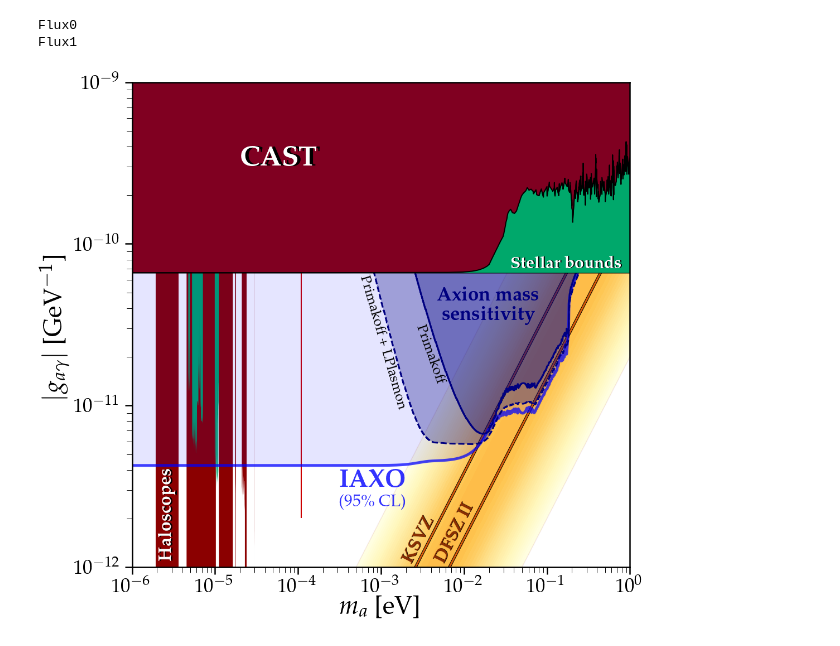
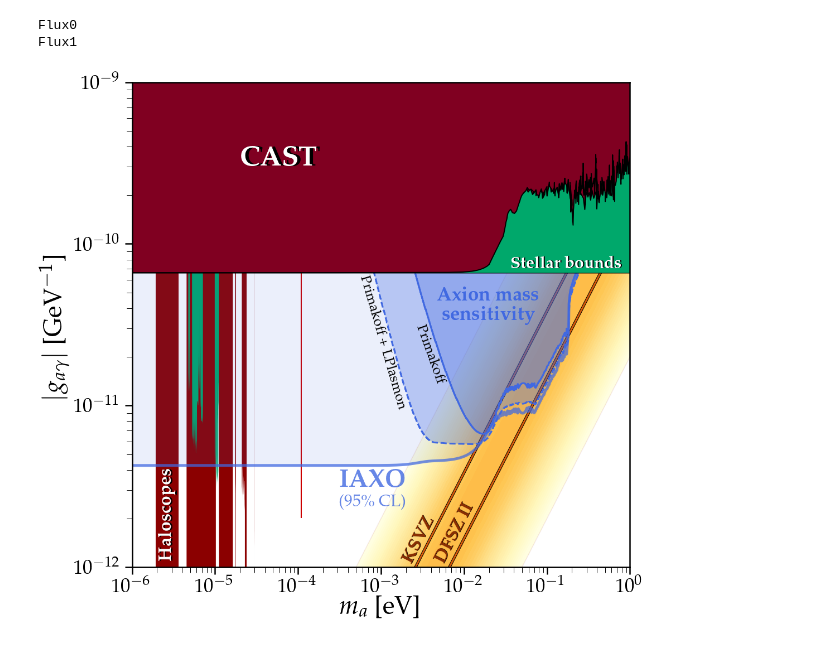
Before and after one commit to cajohare/solax, a Jupyter notebook: notebooks/Plot_IAXOmass_wPlasmon.ipynb, the cells around one changed output. Drawn from its saved outputs; the diff is of its cells as text; code cells hidden in the pictures.

```diff
--- a/notebooks/Plot_IAXOmass_wPlasmon.ipynb
+++ b/notebooks/Plot_IAXOmass_wPlasmon.ipynb
@@ -48,25 +48,25 @@ IAXO_m1 = MassDiscoveryLimit_Simple(m_vals,R_tab_0+R_tab_1,R0_0+R0_1,m_DL_vals)
 # %%
 fig,ax = AxionPlotSetup()
 
 
-IAXO_sens_col = 'blue'
-IAXO_msens_col = 'navy'
+IAXO_sens_col = 'royalblue'
+IAXO_msens_col = 'royalblue'
 
 plt.plot(concatenate(([1e-7],m_DL_vals)),concatenate(([IAXO1[0]],IAXO1)),lw=5,color=IAXO_sens_col,zorder=0.12,alpha=0.7)
 plt.fill_between(concatenate(([1e-7],m_DL_vals)),concatenate(([IAXO1[0]],IAXO1)),y2=1,lw=3,color=IAXO_sens_col,zorder=0.12,alpha=0.1)
 text = plt.gcf().text(0.50,0.25,r'{\bf IAXO}',fontsize=45,color=IAXO_sens_col,alpha=0.8,ha='center')
 plt.gcf().text(0.50,0.22,r'(95\% CL)',fontsize=30,color=IAXO_sens_col,alpha=0.8,ha='center')
 
 plt.fill_between(m_DL_vals,IAXO_m,y2=1,color=IAXO_msens_col,lw=3,zorder=0.12,alpha=0.3)
 plt.fill_between(m_DL_vals,IAXO_m1,y2=1,color=IAXO_msens_col,lw=0,zorder=0.12,alpha=0.3)
 plt.plot(m_DL_vals,IAXO_m,'-',color=IAXO_msens_col,lw=3,zorder=0.12)
 plt.plot(m_DL_vals,IAXO_m1,'--',color=IAXO_msens_col,lw=3,zorder=0.12)
 
 plt.gcf().text(0.68,0.54,r'{\bf \quad Axion mass}',fontsize=35,color=IAXO_msens_col,ha='center')
 plt.gcf().text(0.68,0.54-0.03,r'{\bf sensitivity}',fontsize=35,color=IAXO_msens_col,ha='center')
 plt.gcf().text(0.60,0.41,r'Primakoff',rotation=-70.5,fontsize=25,color='k',rotation_mode='anchor',ha='right')
 plt.gcf().text(0.54,0.37,r'Primakoff + LPlasmon',rotation=-74,fontsize=25,color='k',rotation_mode='anchor',ha='right')
 
 MySaveFig(fig,'IAXO_mass_sensitivity')
 # %% [output]
-[figure, old version]
+[figure, new version]
```
Also changed, not shown: 8 other files.
